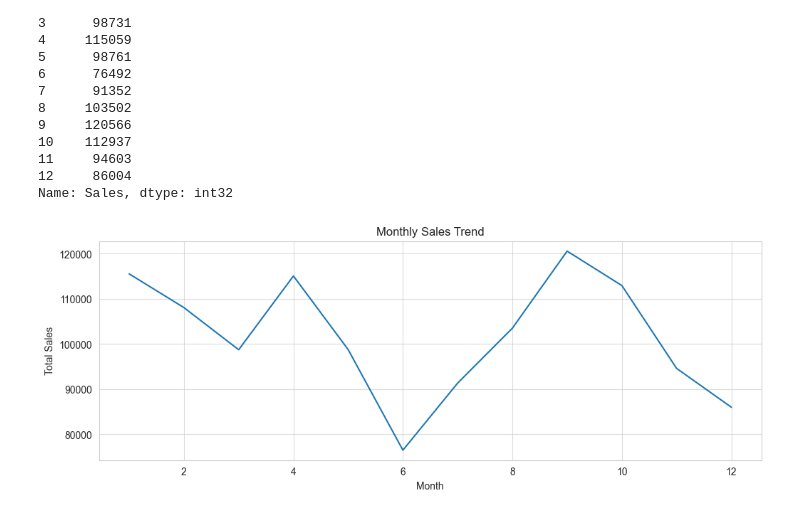
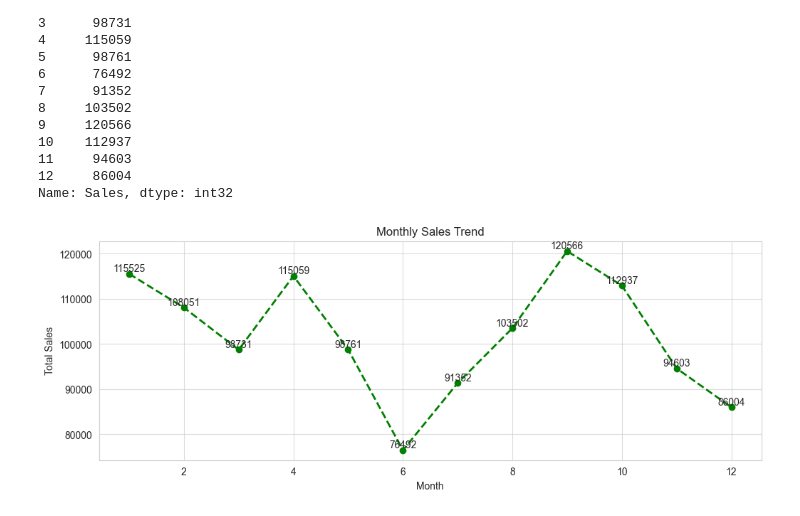
Before and after one commit to HMurawski/dump, a Jupyter notebook: dump_learning/February 25'/030225/36.ipynb, the cells around one changed output. Cells and saved outputs as stored; diff of their text form; code cells hidden in the pictures.

```diff
--- a/dump_learning/February 25'/030225/36.ipynb
+++ b/dump_learning/February 25'/030225/36.ipynb
@@ -70,9 +70,8 @@ Electronics    37.69
 Food           30.93
 Name: Sales, dtype: float64
 # %%
-sns.set_style("whitegrid")
 plt.figure(figsize=(6,6))
-plt.pie(pct_per_category, labels=["Clothing", "Electronics", "Food"], autopct='%1.1f%%')
-plt.title('Product per Revenue')
+plt.pie(pct_per_category, labels=pct_per_category.index, autopct='%1.1f%%', colors=['skyblue', 'lightcoral', 'gold'], startangle=140)
+plt.title('Product Share in Revenue')
 plt.show()
 # %% [output]
@@ -96,10 +95,15 @@ Month
 Name: Sales, dtype: int32
 # %%
 plt.figure(figsize=(12,4))
-sales_by_month.plot()
+ax = sales_by_month.plot(marker="o", linestyle="--", color="g", linewidth=2)
 plt.xlabel("Month")
 plt.ylabel("Total Sales")
 plt.title("Monthly Sales Trend")
 plt.grid(alpha=0.7)
+
+for i, v in enumerate(sales_by_month):
+    ax.text(i+1, v + 500, str(v), ha="center", fontsize=10)
+
+plt.show()
 # %% [output]
-[figure, old version]
+[figure, new version]
```
Also changed, not shown: parts of 1 cell of this notebook, 1 other file.
